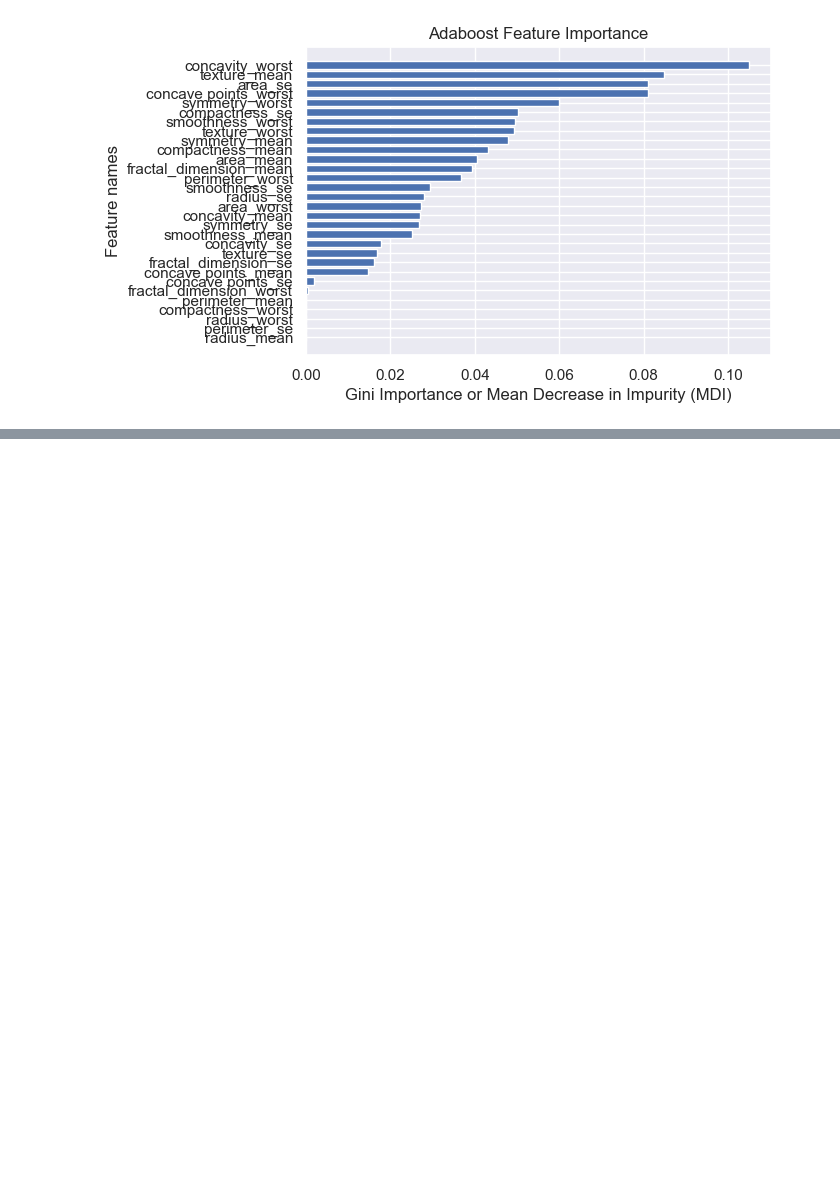
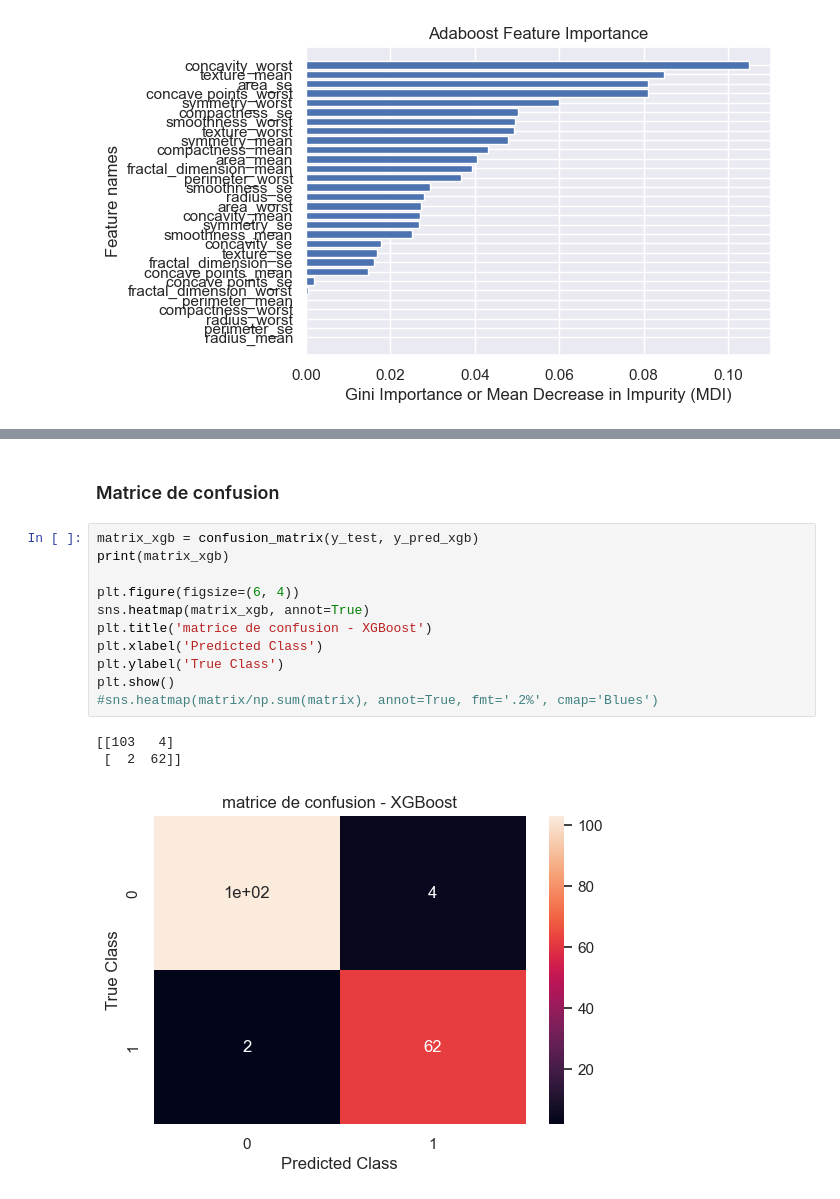
Before and after one commit to Abou29/Random-forest_predict-breast-cancer, a Jupyter notebook: breast_cancer.ipynb, the cells around one changed output, grey strips where cells are left out. Saved outputs shown, nothing was run; the diff lists cells and outputs as text; blank space fills up the shorter version.

```diff
--- a/breast_cancer.ipynb
+++ b/breast_cancer.ipynb
@@ -904,0 +1033,17 @@ plt.show()
+# %% [markdown]
+### Matrice de confusion
+# %%
+matrix_xgb = confusion_matrix(y_test, y_pred_xgb)
+print(matrix_xgb)
+
+plt.figure(figsize=(6, 4))
+sns.heatmap(matrix_xgb, annot=True)
+plt.title('matrice de confusion - XGBoost')
+plt.xlabel('Predicted Class')
+plt.ylabel('True Class')
+plt.show()
+#sns.heatmap(matrix/np.sum(matrix), annot=True, fmt='.2%', cmap='Blues')
+# %% [output]
+[[103   4]
+ [  2  62]]
+[figure, added]
```
Also changed, not shown: parts of 22 cells of this notebook.
